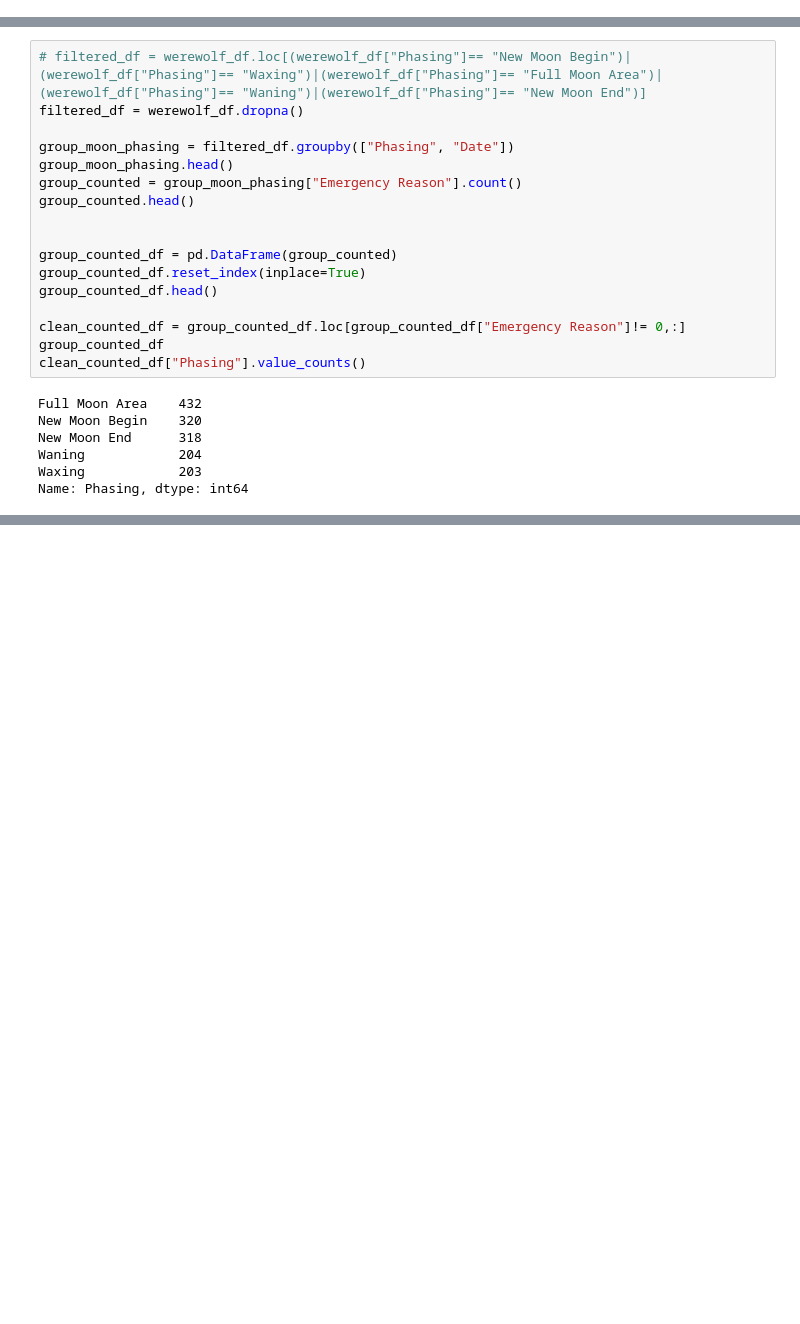
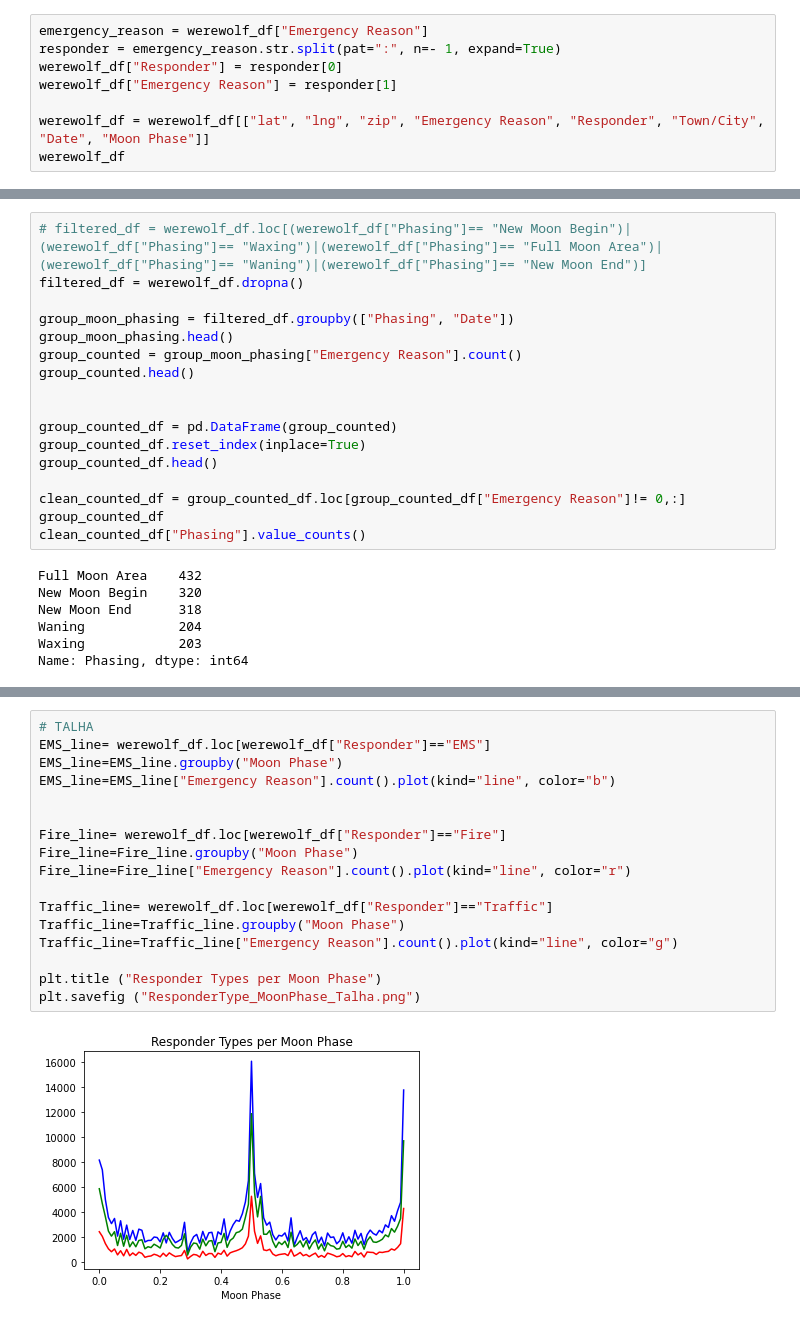
Before and after one commit to ytran010/The_Werewolves, a Jupyter notebook: Main.ipynb, the cells around one changed output, grey strips where cells are left out. Drawn from its saved outputs; the diff is of its cells as text; blank space fills up the shorter version.

```diff
--- a/Main.ipynb
+++ b/Main.ipynb
@@ -95,3 +97,11 @@ werewolf_df.head()
 merged_df.to_csv("Resources/merged_data.csv", index = False)
 # %%
 werewolf_df.to_csv("Resources/werewolf_data.csv", index = False)
+# %%
+emergency_reason = werewolf_df["Emergency Reason"]
+responder = emergency_reason.str.split(pat=":", n=- 1, expand=True)
+werewolf_df["Responder"] = responder[0]
+werewolf_df["Emergency Reason"] = responder[1]
+
+werewolf_df = werewolf_df[["lat", "lng", "zip", "Emergency Reason", "Responder", "Town/City", "Date", "Moon Phase"]]
+werewolf_df
@@ -193,0 +260,19 @@ NameError: name 'calls_in_day' is not defined
+# %%
+# TALHA
+EMS_line= werewolf_df.loc[werewolf_df["Responder"]=="EMS"]
+EMS_line=EMS_line.groupby("Moon Phase")
+EMS_line=EMS_line["Emergency Reason"].count().plot(kind="line", color="b")
+
+
+Fire_line= werewolf_df.loc[werewolf_df["Responder"]=="Fire"]
+Fire_line=Fire_line.groupby("Moon Phase")
+Fire_line=Fire_line["Emergency Reason"].count().plot(kind="line", color="r")
+
+Traffic_line= werewolf_df.loc[werewolf_df["Responder"]=="Traffic"]
+Traffic_line=Traffic_line.groupby("Moon Phase")
+Traffic_line=Traffic_line["Emergency Reason"].count().plot(kind="line", color="g")
+
+plt.title ("Responder Types per Moon Phase")
+plt.savefig ("ResponderType_MoonPhase_Talha.png")
+# %% [output]
+[figure, added]
```
Also changed, not shown: parts of 28 cells of this notebook, 7 other files.
